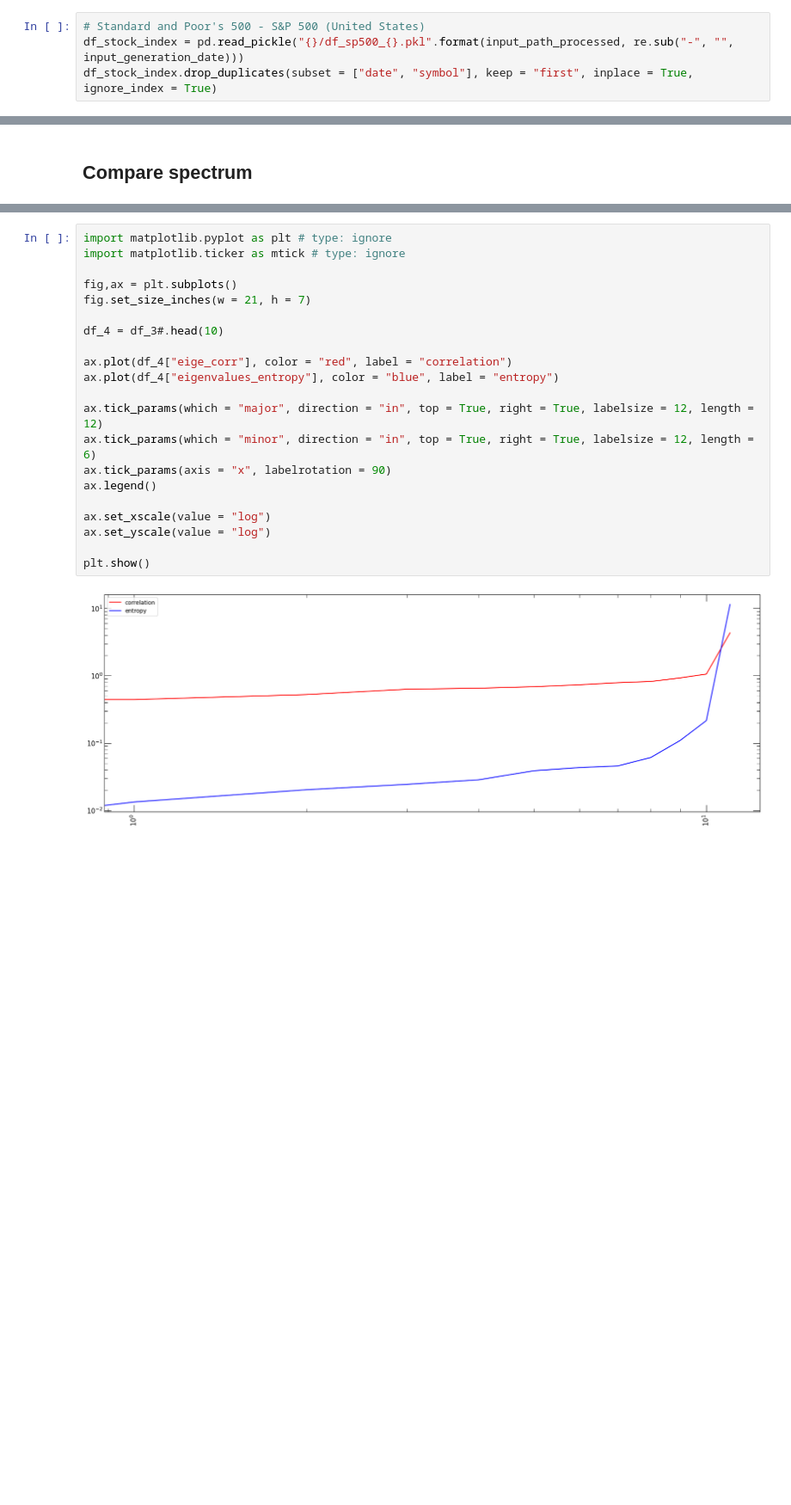
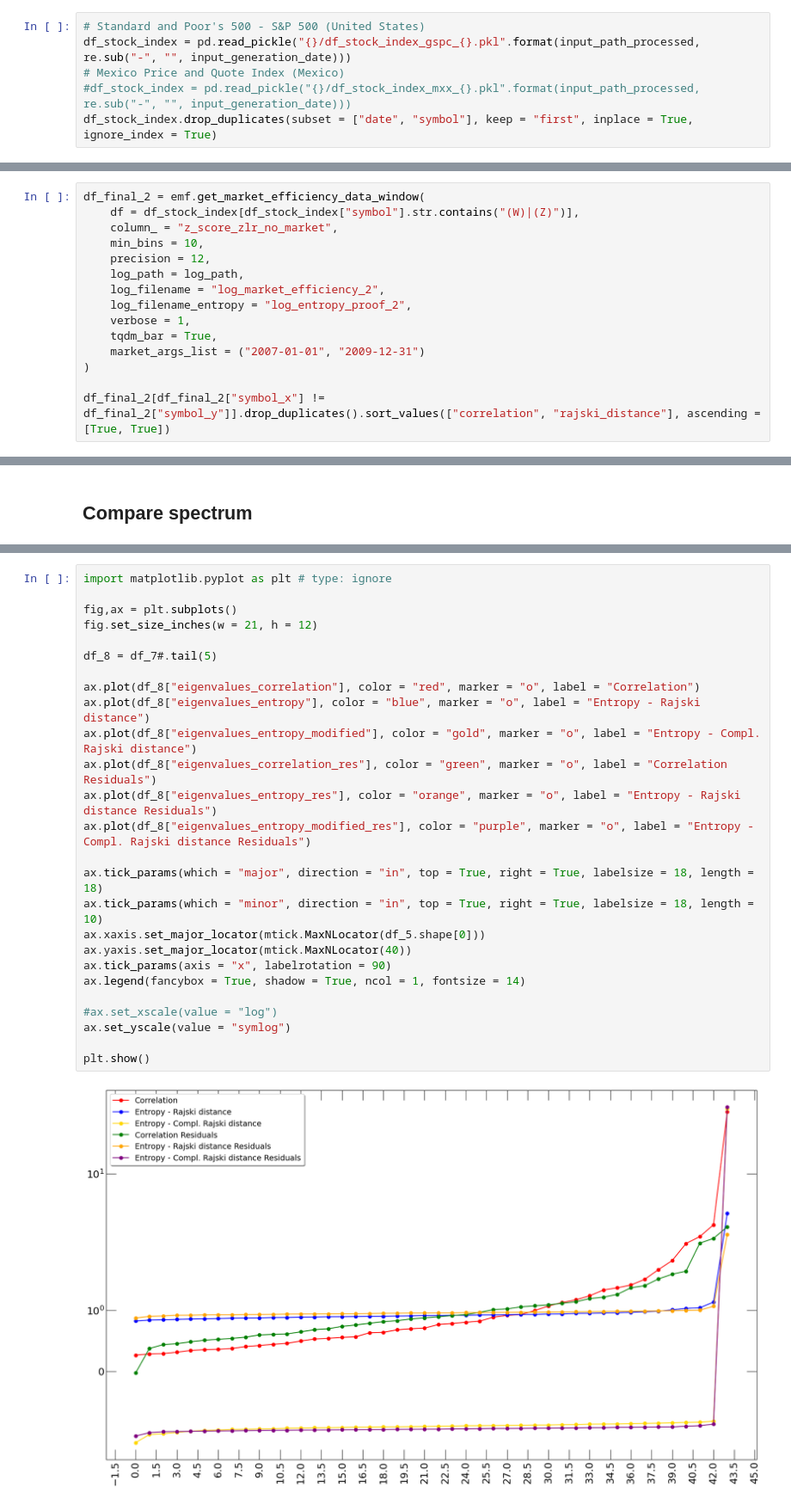
Before and after one commit to fsabrilb/Market_Efficiency, a Jupyter notebook: scripts/estimate_covariance_matrix_entropy.ipynb, the cells around one changed output, grey strips where cells are left out. Shown: that part at 86% size. Drawn from its saved outputs; the diff is of its cells as text; blank space fills up the shorter version.

Commit message:
feat: Add market efficiency

```diff
--- a/scripts/estimate_covariance_matrix_entropy.ipynb
+++ b/scripts/estimate_covariance_matrix_entropy.ipynb
@@ -29,5 +30,7 @@ input_generation_date = "2024-06-24"
 ## Load data and filter duplicates by symbol and date
 # %%
 # Standard and Poor's 500 - S&P 500 (United States)
-df_stock_index = pd.read_pickle("{}/df_sp500_{}.pkl".format(input_path_processed, re.sub("-", "", input_generation_date)))
+df_stock_index = pd.read_pickle("{}/df_stock_index_gspc_{}.pkl".format(input_path_processed, re.sub("-", "", input_generation_date)))
+# Mexico Price and Quote Index (Mexico)
+#df_stock_index = pd.read_pickle("{}/df_stock_index_mxx_{}.pkl".format(input_path_processed, re.sub("-", "", input_generation_date)))
 df_stock_index.drop_duplicates(subset = ["date", "symbol"], keep = "first", inplace = True, ignore_index = True)
@@ -188,0 +109,15 @@ df_final[df_final["symbol_x"] != df_final["symbol_y"]].drop_duplicates().sort_va
+# %%
+df_final_2 = emf.get_market_efficiency_data_window(
+    df = df_stock_index[df_stock_index["symbol"].str.contains("(W)|(Z)")],
+    column_ = "z_score_zlr_no_market",
+    min_bins = 10,
+    precision = 12,
+    log_path = log_path,
+    log_filename = "log_market_efficiency_2",
+    log_filename_entropy = "log_entropy_proof_2",
+    verbose = 1,
+    tqdm_bar = True,
+    market_args_list = ("2007-01-01", "2009-12-31")
+)
+
+df_final_2[df_final_2["symbol_x"] != df_final_2["symbol_y"]].drop_duplicates().sort_values(["correlation", "rajski_distance"], ascending = [True, True])
@@ -352,23 +346,28 @@ df_3
 # %%
 import matplotlib.pyplot as plt # type: ignore
-import matplotlib.ticker as mtick # type: ignore
 
 fig,ax = plt.subplots()
-fig.set_size_inches(w = 21, h = 7)
+fig.set_size_inches(w = 21, h = 12)
 
-df_4 = df_3#.head(10)
+df_8 = df_7#.tail(5)
 
-ax.plot(df_4["eige_corr"], color = "red", label = "correlation")
-ax.plot(df_4["eigenvalues_entropy"], color = "blue", label = "entropy")
+ax.plot(df_8["eigenvalues_correlation"], color = "red", marker = "o", label = "Correlation")
+ax.plot(df_8["eigenvalues_entropy"], color = "blue", marker = "o", label = "Entropy - Rajski distance")
+ax.plot(df_8["eigenvalues_entropy_modified"], color = "gold", marker = "o", label = "Entropy - Compl. Rajski distance")
+ax.plot(df_8["eigenvalues_correlation_res"], color = "green", marker = "o", label = "Correlation Residuals")
+ax.plot(df_8["eigenvalues_entropy_res"], color = "orange", marker = "o", label = "Entropy - Rajski distance Residuals")
+ax.plot(df_8["eigenvalues_entropy_modified_res"], color = "purple", marker = "o", label = "Entropy - Compl. Rajski distance Residuals")
 
-ax.tick_params(which = "major", direction = "in", top = True, right = True, labelsize = 12, length = 12)
-ax.tick_params(which = "minor", direction = "in", top = True, right = True, labelsize = 12, length = 6)
+ax.tick_params(which = "major", direction = "in", top = True, right = True, labelsize = 18, length = 18)
+ax.tick_params(which = "minor", direction = "in", top = True, right = True, labelsize = 18, length = 10)
+ax.xaxis.set_major_locator(mtick.MaxNLocator(df_5.shape[0]))
+ax.yaxis.set_major_locator(mtick.MaxNLocator(40))
 ax.tick_params(axis = "x", labelrotation = 90)
-ax.legend()
+ax.legend(fancybox = True, shadow = True, ncol = 1, fontsize = 14)
 
-ax.set_xscale(value = "log")
-ax.set_yscale(value = "log")
+#ax.set_xscale(value = "log")
+ax.set_yscale(value = "symlog")
 
 plt.show()
 # %% [output]
-[figure, old version]
+[figure, new version]
```
Also changed, not shown: parts of 21 cells of this notebook, 6 other files.
